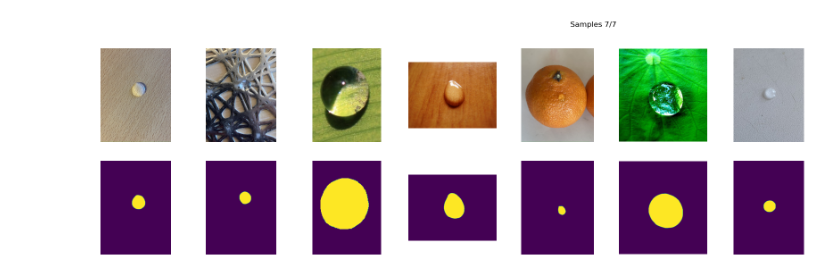
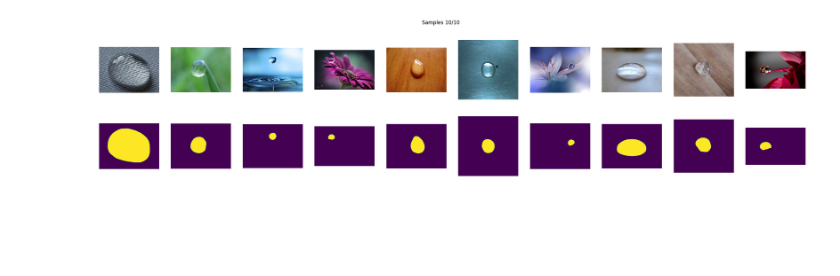
Before and after one commit to HerrPhoton/Water_drop_detection, a Jupyter notebook: DatasetVisualize.ipynb, the cells around one changed output. Saved outputs shown, nothing was run; the diff lists cells and outputs as text; code cells hidden in the pictures; blank space fills up the shorter version.

Commit message:
dataset extension

```diff
--- a/DatasetVisualize.ipynb
+++ b/DatasetVisualize.ipynb
@@ -12,12 +12,13 @@ class DropDataset(Dataset):
     def __init__(self, folder, file_fmt, transform=None):
         self.transform = transform
 
-        images = [os.path.join(folder, name) for name
-            in os.listdir(folder) if name.endswith(file_fmt)]
+        images = sorted([os.path.join(folder, name) for name
+            in os.listdir(folder) if name.endswith(file_fmt)])
 
-        masks = [os.path.join(folder, name) for name
-            in os.listdir(folder) if "_mask" in name]
+        masks = sorted([os.path.join(folder, name) for name
+            in os.listdir(folder) if "_mask" in name])
         self.pairs = list(zip(images, masks))
+
     def __len__(self):
         return len(self.pairs)
 
@@ -52,8 +53,8 @@ def visualize_samples(dataset, indices, title=None, count=10):
         plt.axis('off')
 # %%
 orig_dataset = DropDataset("data", "jpg")
-indices = np.random.choice(np.arange(len(orig_dataset)), 7, replace=False)
+indices = np.random.choice(np.arange(len(orig_dataset)),10 , replace=False)
 
 visualize_samples(orig_dataset, indices, "Samples")
 # %% [output]
-[figure, old version]
+[figure, new version]
```
Also changed, not shown: 21 other files.
